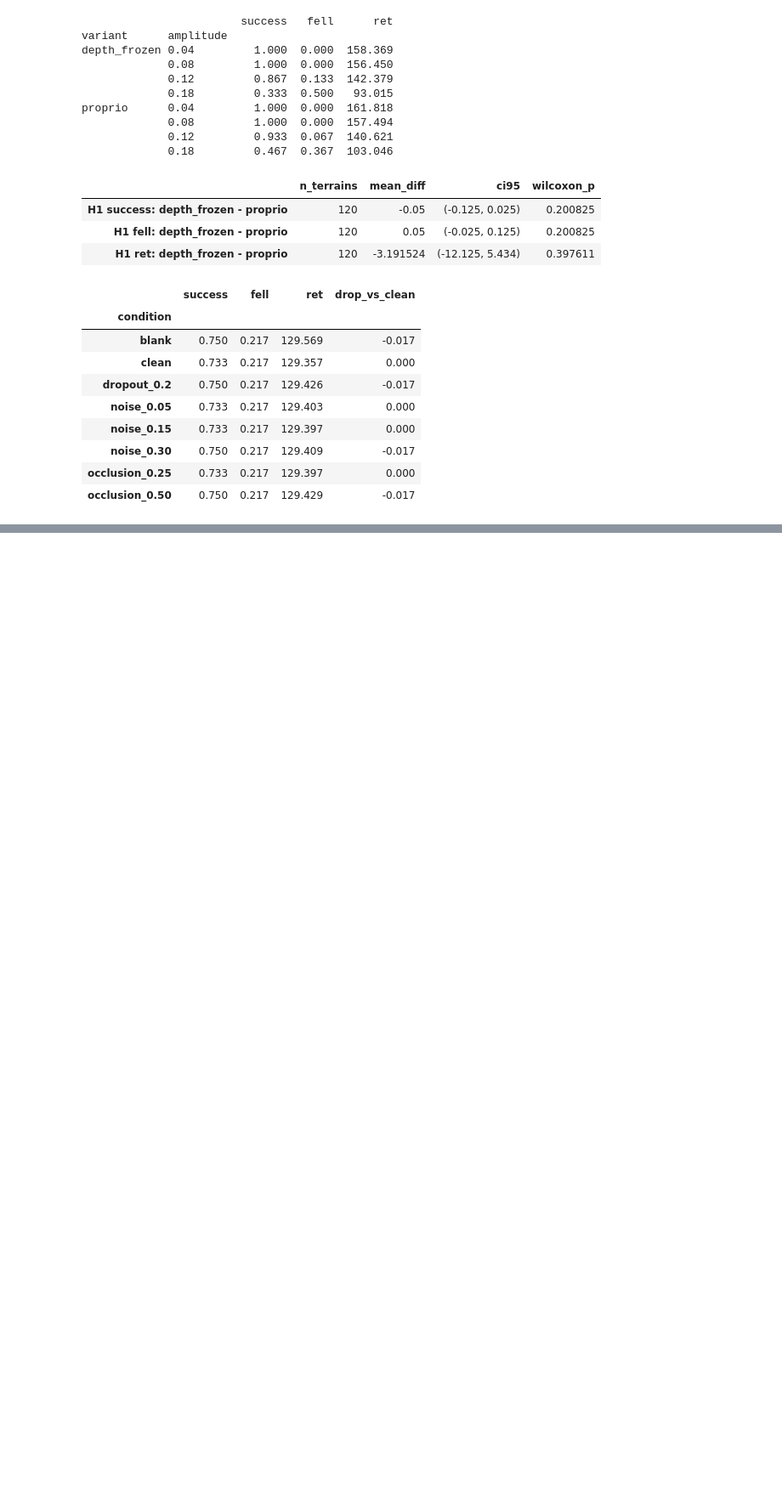
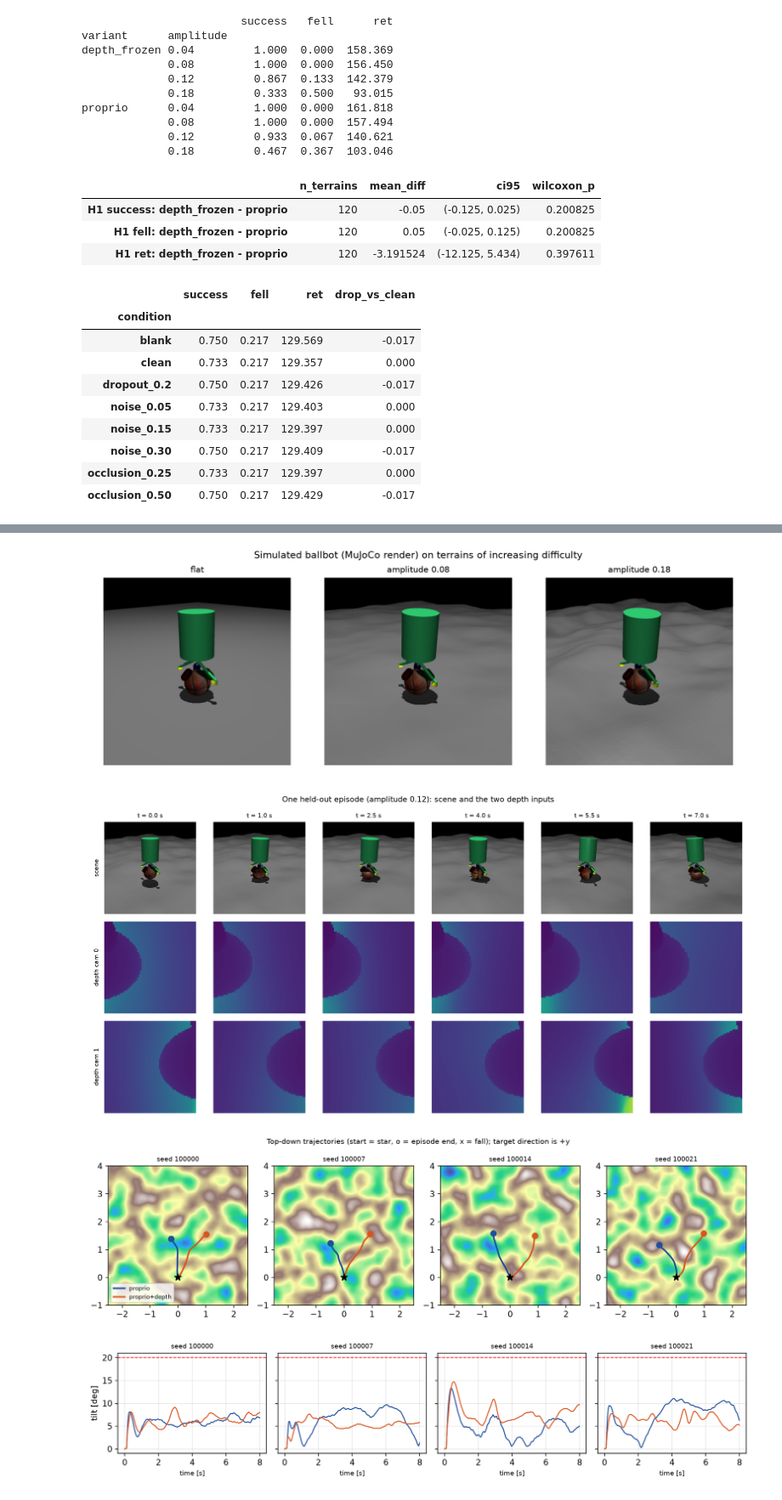
Before and after one commit to N3b3x/openballbot-rl, a Jupyter notebook: notebooks/ballbot_perception_rl_draft.ipynb, the cells around one changed output, grey strips where cells are left out. Shown at 85% size. Drawn from its saved outputs; the diff is of its cells as text; code cells hidden in the pictures; blank space fills up the shorter version.

Commit message:
docs: add MuJoCo renders and reproducible figures, drop department line, remove em dashes
Co-Authored-By: Claude Sonnet 5.5 <noreply@anthropic.com>

```diff
--- a/notebooks/ballbot_perception_rl_draft.ipynb
+++ b/notebooks/ballbot_perception_rl_draft.ipynb
@@ -299,0 +303,9 @@ t
+# %%
+from IPython.display import Image, display
+for f in ("fig_robot_views", "fig_episode_strip", "fig_trajectories", "fig_tilt_time", "fig_terrain_levels"):
+    display(Image(filename=str(ROOT / "paper" / "figures" / f"{f}.png"), width=900))
+# %% [output]
+[figure, added]
+[figure, added]
+[figure, added]
+[figure, added]
```
Also changed, not shown: parts of 6 cells of this notebook, 15 other files.
